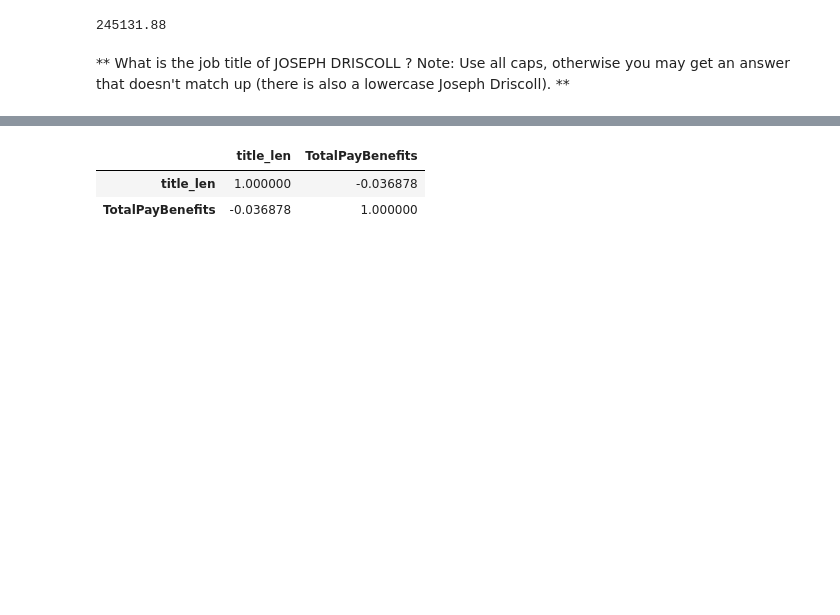
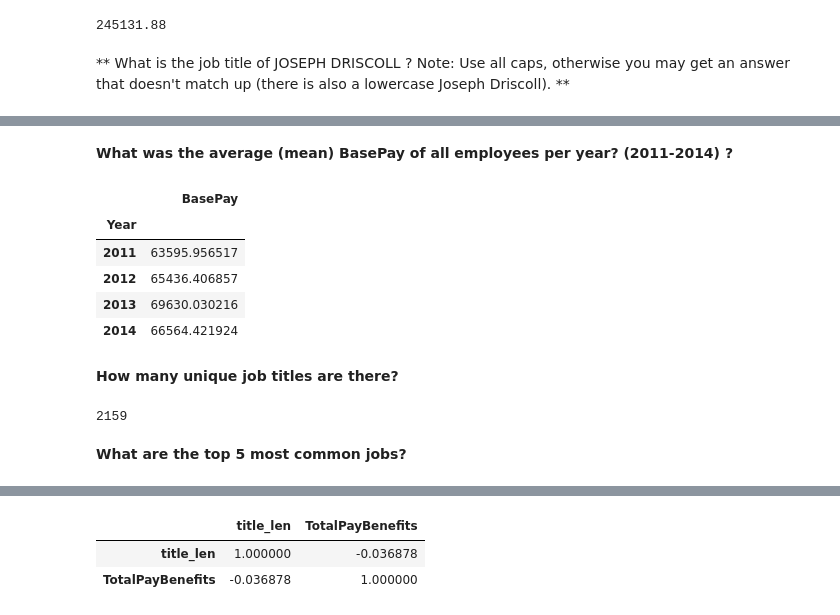
Before and after one commit to rsolter/Udemy-Courses, a Jupyter notebook: Udemy - Python Bootcamp - Data Science/04-Pandas-Exercises/01-SF Salaries Exercise.ipynb, the cells around one changed output, grey strips where cells are left out. Drawn from its saved outputs; the diff is of its cells as text; code cells hidden in the pictures; blank space fills up the shorter version.

```diff
--- a/Udemy - Python Bootcamp - Data Science/04-Pandas-Exercises/01-SF Salaries Exercise.ipynb
+++ b/Udemy - Python Bootcamp - Data Science/04-Pandas-Exercises/01-SF Salaries Exercise.ipynb
@@ -88,0 +104,20 @@ salaries.loc[lambda salaries: salaries["EmployeeName"]=="JOSEPH DRISCOLL"]
+# %% [markdown]
+**What was the average (mean) BasePay of all employees per year? (2011-2014) ?**
+# %%
+salaries["BasePay"].mean()
+salaries.groupby("Year").agg({"BasePay":'mean'})
+# %% [output]
+|  | BasePay |
+| Year |  |
+| 2011 | 63595.956517 |
+| 2012 | 65436.406857 |
+| 2013 | 69630.030216 |
+| 2014 | 66564.421924 |
+# %% [markdown]
+**How many unique job titles are there?**
+# %%
+salaries["JobTitle"].nunique()
+# %% [output]
+2159
+# %% [markdown]
+**What are the top 5 most common jobs?**
```
Also changed, not shown: parts of 33 cells of this notebook, 6 other files.
